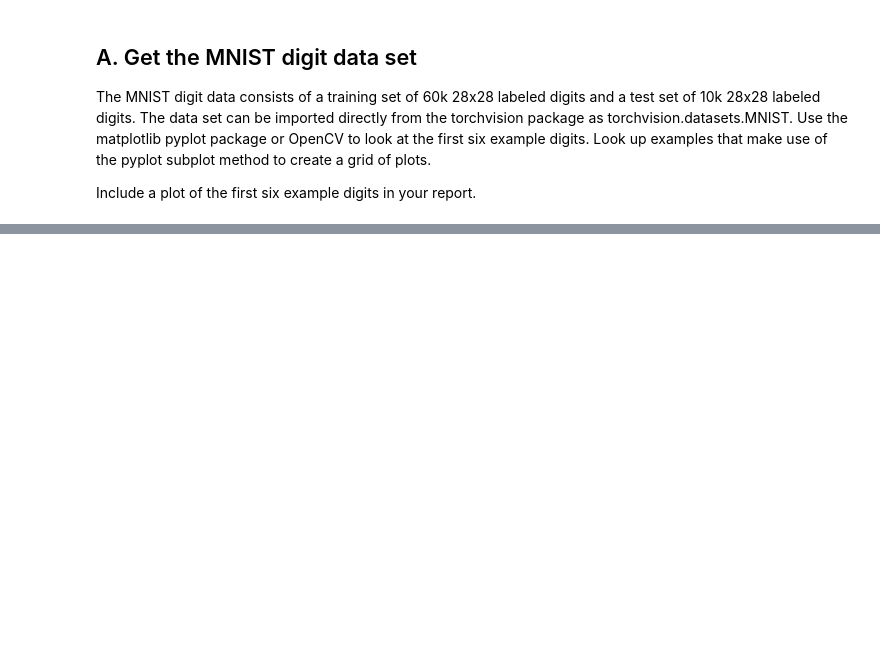
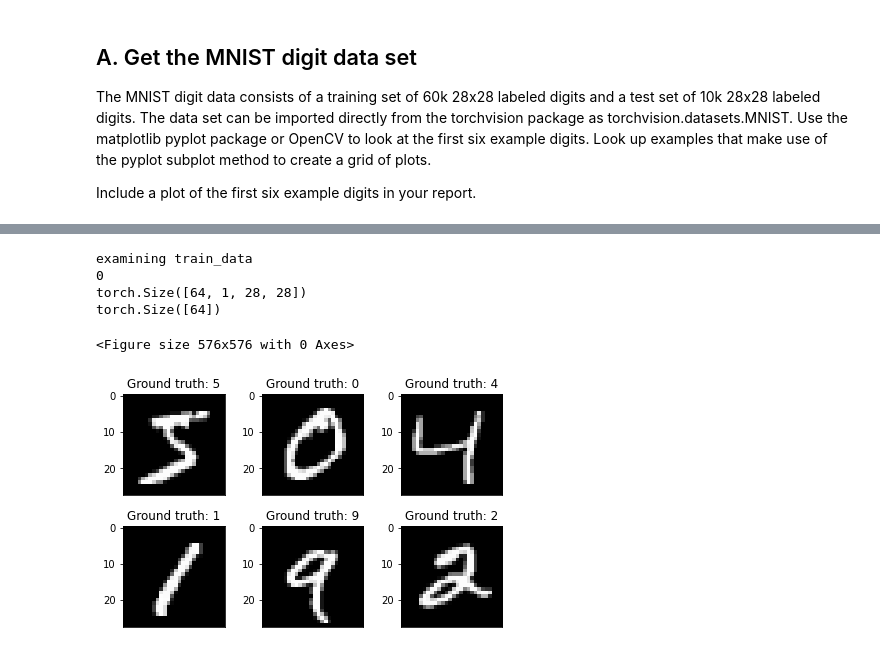
Before and after one commit to freecode23/vision-MNIST, a Jupyter notebook: proj5.ipynb, the cells around one changed output, grey strips where cells are left out. Cells and saved outputs as stored; diff of their text form; code cells hidden in the pictures; blank space fills up the shorter version.

Commit message:
finish trainig code

```diff
--- a/proj5.ipynb
+++ b/proj5.ipynb
@@ -52,13 +63,12 @@ def plotData(data_loader) :
     print(sample_data.shape)
     print(sample_targets.shape)
 
-
     # plot the first 6 sample
     fig = plt.figure()
     for i in range(6):
         plt.subplot(2, 3, i+1)
         plt.tight_layout()
-        plt.imshow(training_data[i][0], cmap="gray", interpolation="none")
+        plt.imshow(sample_data[i][0], cmap="gray", interpolation="none")
         plt.title("Ground truth: %d" %(sample_targets[i]))
         plt.xticks([])
 
@@ -70,0 +209,32 @@ NameError: name 'load_data' is not defined
+# %%
+def main(argv):
+    # 1. make network reproducible
+    torch.manual_seed(42)
+    torch.backends.cudnn.enabled = False
+
+    # 2. load and plot data
+    train_loader = loadData(is_train=True)
+    plotData(train_loader)
+
+    # 3. create network model
+    network = NeuralNetwork()
+
+    # 4. train network model
+    epoch_num = 5
+
+    # create list to plot the number of training samples on x axis, and the scores
+    test_losses = []
+    test_counter = [i*len(train_loader.dataset) for i in range(epoch_num + 1)]
+
+    for epoch in range(1, epoch_num + 1):
+        train_counter, train_losses = train_network(network, train_loader, epoch)
+        test_counter, test_losses = test_network(network, test_loader)
+# %%
+main(sys.argv)
+# %% [output]
+examining train_data
+0
+torch.Size([64, 1, 28, 28])
+torch.Size([64])
+<Figure size 576x576 with 0 Axes>
+[figure, added]
```
Also changed, not shown: parts of 10 cells of this notebook, 5 other files.
